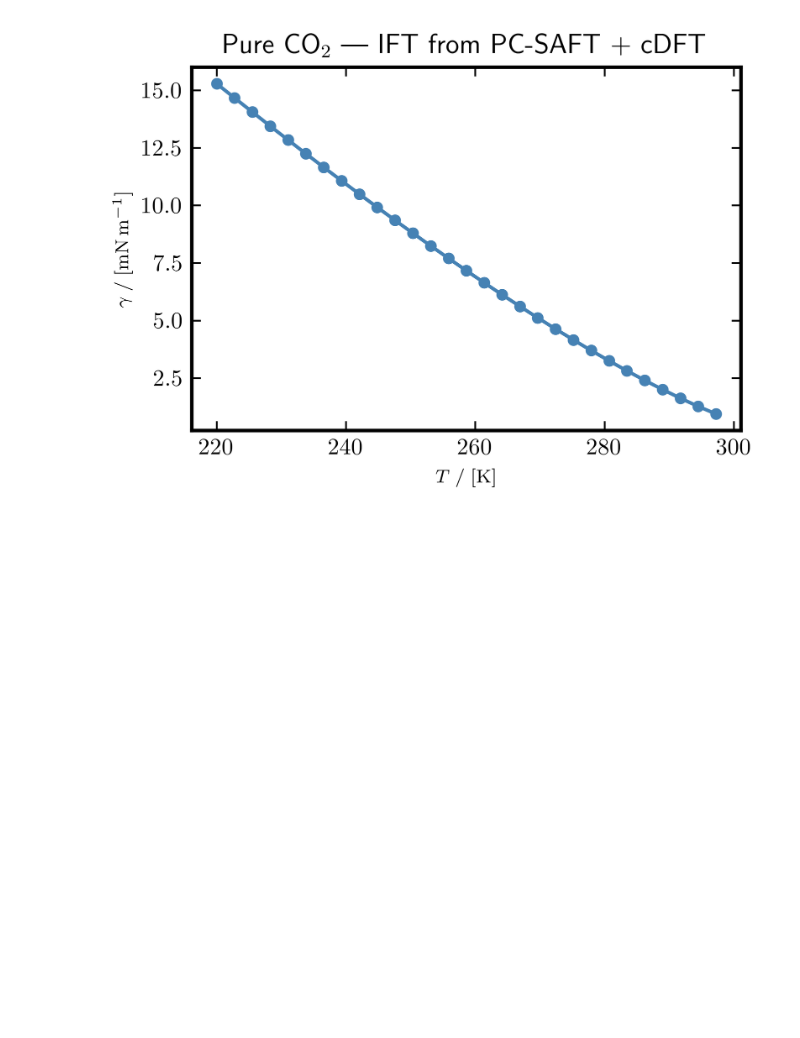
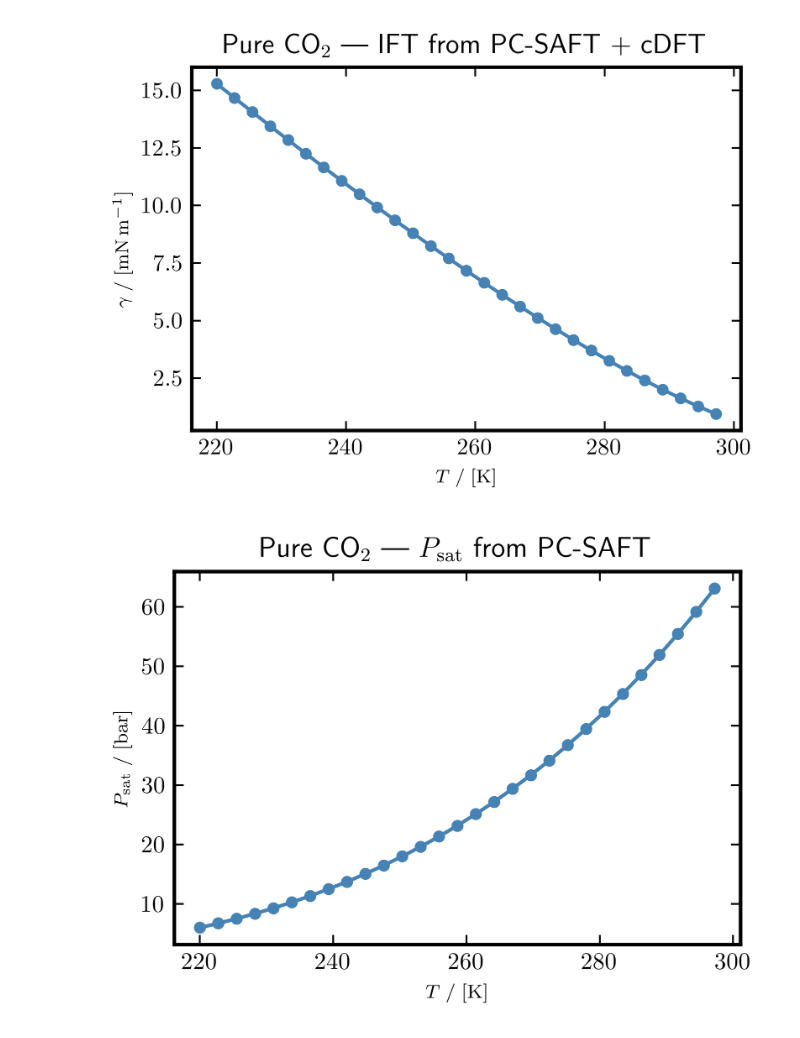
Before and after one commit to Darz2/co2-impurities-ml-surrogates, a Jupyter notebook: PCSAFT_cDFT/TERNARY_MIXTURES/BUILD/examples_thermo/thermo_pure.ipynb, the cells around one changed output. Cells and saved outputs as stored; diff of their text form; code cells hidden in the pictures; blank space fills up the shorter version.

```diff
--- a/PCSAFT_cDFT/TERNARY_MIXTURES/BUILD/examples_thermo/thermo_pure.ipynb
+++ b/PCSAFT_cDFT/TERNARY_MIXTURES/BUILD/examples_thermo/thermo_pure.ipynb
@@ -31,10 +31,10 @@ model   = SEC.semi_emperical_correlations()
 name    = "carbon dioxide"
 T_vals  = np.linspace(220, 300, 30)
 
-T_list, gamma_list, rhoL_list, rhoV_list = [], [], [], []
+T_list, gamma_list, rhoL_list, rhoV_list, Psat_list = [], [], [], [], []
 
 for T_K in T_vals:
-    gamma0, rhoL0, rhoV0, Tc = model._pure_component_cDFT(name, T_K)
+    gamma0, rhoL0, rhoV0, Tc, Psat = model._pure_component_cDFT(name, T_K)
 
     if np.isnan(gamma0):
         continue
@@ -43,6 +43,7 @@ for T_K in T_vals:
     gamma_list.append(gamma0)
     rhoL_list.append(rhoL0)
     rhoV_list.append(rhoV0)
+    Psat_list.append(Psat)
 
 print(f"PC-SAFT Tc (CO2) = {Tc:.2f} K")
 # %% [output]
@@ -57,3 +58,13 @@ plt.tight_layout()
 plt.show()
 # %% [output]
 [figure]
+# %%
+fig, ax = ps.plot_init()
+ax.plot(T_list, Psat_list, "o-", markersize=4, color="steelblue")
+ax.set_xlabel(r"$T \; / \; [\mathrm{K}]$")
+ax.set_ylabel(r"$P_{\mathrm{sat}} \; / \; [\mathrm{bar}]$")
+ax.set_title(r"Pure CO$_2$ — $P_{\mathrm{sat}}$ from PC-SAFT")
+plt.tight_layout()
+plt.show()
+# %% [output]
+[figure, added]
```
Also changed, not shown: parts of 1 cell of this notebook, 22 other files.
